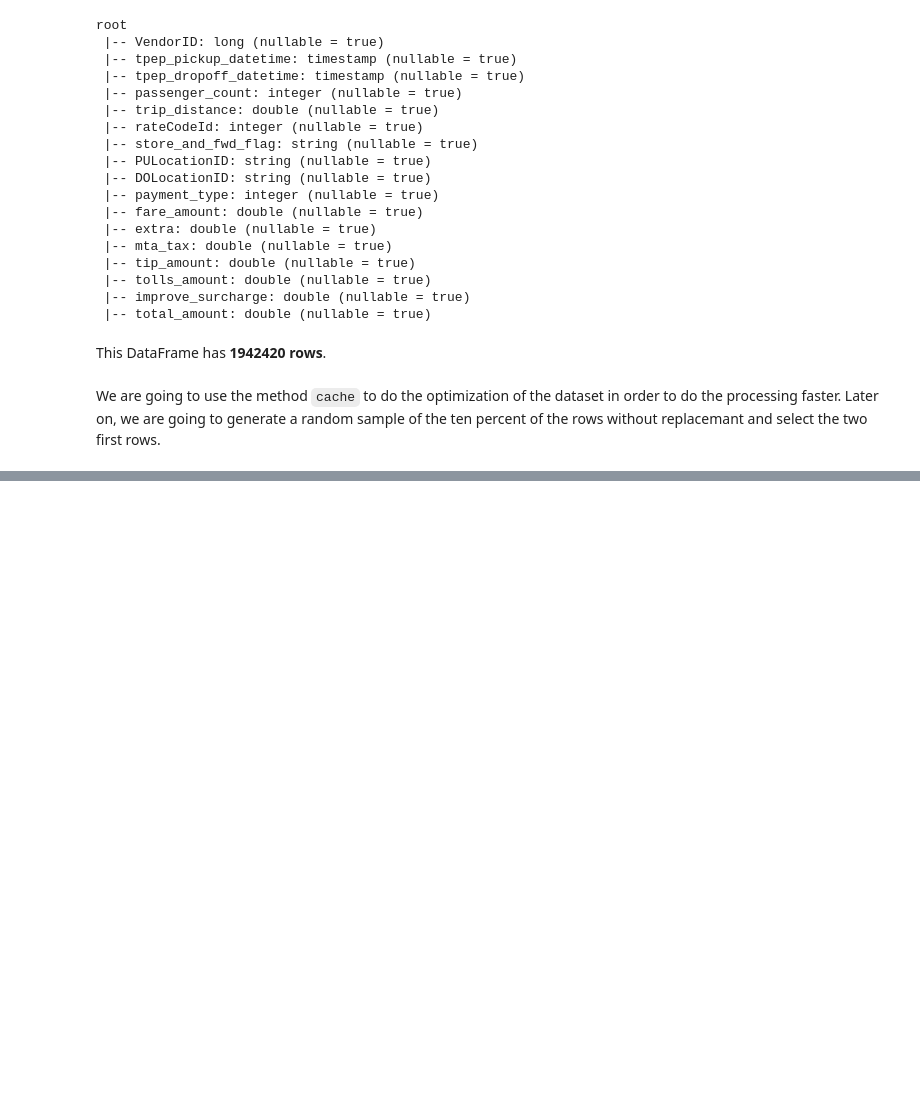
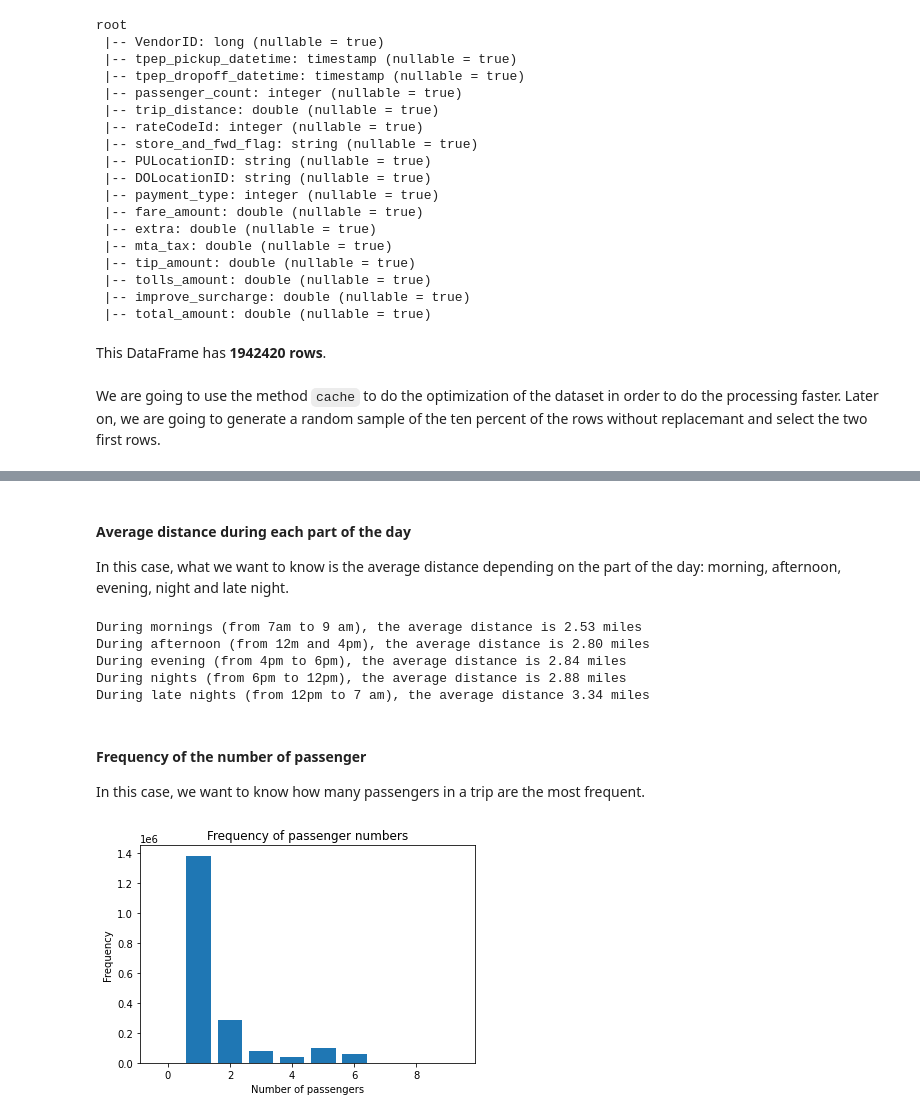
Before and after one commit to luisrodrigar/scalable-distributed-computing, a Jupyter notebook: Lab 2 - PySpark/pyspark-parallel.ipynb, the cells around one changed output, grey strips where cells are left out. Cells and saved outputs as stored; diff of their text form; code cells hidden in the pictures; blank space fills up the shorter version.

```diff
--- a/Lab 2 - PySpark/pyspark-parallel.ipynb
+++ b/Lab 2 - PySpark/pyspark-parallel.ipynb
@@ -88,0 +106,46 @@ cab_trips.select("incident_id","n_killed","n_injured", "n_guns_involved").summar
+# %% [markdown]
+#### Average distance during each part of the day
+
+In this case, what we want to know is the average distance depending on the part of the day: morning, afternoon, evening, night and late night.
+# %%
+time_results = cab_trips.withColumn('hour', hour(cab_trips.tpep_pickup_datetime)) \
+                        .withColumn('day', dayofyear(cab_trips.tpep_pickup_datetime)) \
+                        .withColumn('wday', dayofweek(cab_trips.tpep_pickup_datetime)) \
+                        .withColumn('month', month(cab_trips.tpep_pickup_datetime))
+
+morning = time_results.filter((col('hour') >= 7) & (col('hour') <12))
+afternoon = time_results.filter((col('hour') >= 12) & (col('hour') <16))
+evening = time_results.filter((col('hour') >= 16) & (col('hour') <18))
+night = time_results.filter((col('hour') >= 18) & (col('hour') <=23))
+latenight = time_results.filter((col('hour') >= 0) & (col('hour') < 7))
+
+print("During mornings (from 7am to 9 am), the average distance is {:0.2f} miles".format(morning.agg(mean('trip_distance').alias('avg_trip_distance')).first()['avg_trip_distance']))
+print("During afternoon (from 12m and 4pm), the average distance is {:0.2f} miles".format(afternoon.agg(mean('trip_distance').alias('avg_trip_distance')).first()['avg_trip_distance']))
+print("During evening (from 4pm to 6pm), the average distance is {:0.2f} miles".format(evening.agg(mean('trip_distance').alias('avg_trip_distance')).first()['avg_trip_distance']))
+print("During nights (from 6pm to 12pm), the average distance is {:0.2f} miles".format(night.agg(mean('trip_distance').alias('avg_trip_distance')).first()['avg_trip_distance']))
+print("During late nights (from 12pm to 7 am), the average distance {:0.2f} miles".format(latenight.agg(mean('trip_distance').alias('avg_trip_distance')).first()['avg_trip_distance']))
+# %% [output]
+During mornings (from 7am to 9 am), the average distance is 2.53 miles
+During afternoon (from 12m and 4pm), the average distance is 2.80 miles
+During evening (from 4pm to 6pm), the average distance is 2.84 miles
+During nights (from 6pm to 12pm), the average distance is 2.88 miles
+During late nights (from 12pm to 7 am), the average distance 3.34 miles
+# %% [markdown]
+#### Frequency of the number of passenger
+
+In this case, we want to know how many passengers in a trip are the most frequent.
+# %%
+import matplotlib.pyplot as plt
+
+passengers = cab_trips.groupBy('passenger_count') \
+                      .agg(count('passenger_count') \
+                      .alias("counts_passenger")) \
+                      .sort(col('counts_passenger').desc())
+data = passengers.toPandas()
+plt.bar(x=data['passenger_count'], height=data['counts_passenger'])
+plt.xlabel('Number of passengers')
+plt.ylabel('Frequency')
+plt.title('Frequency of passenger numbers')
+plt.show()
+# %% [output]
+[figure, added]
```
Also changed, not shown: parts of 9 cells of this notebook, 1 other file.
